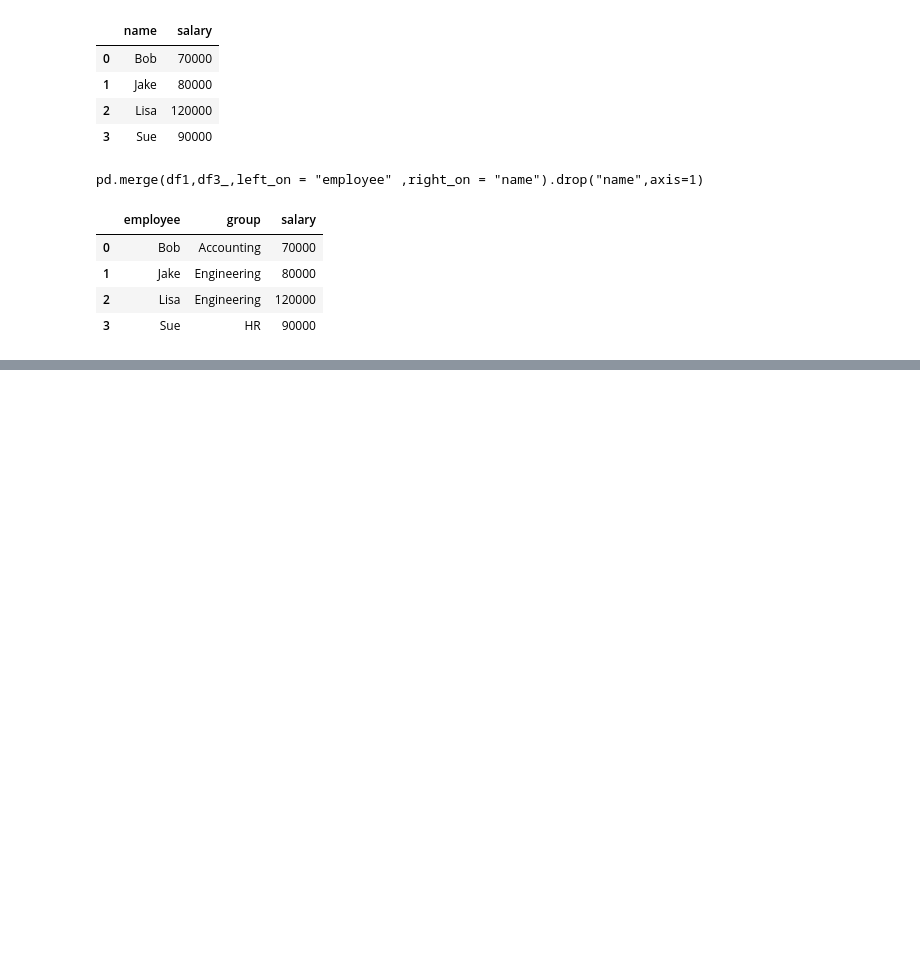
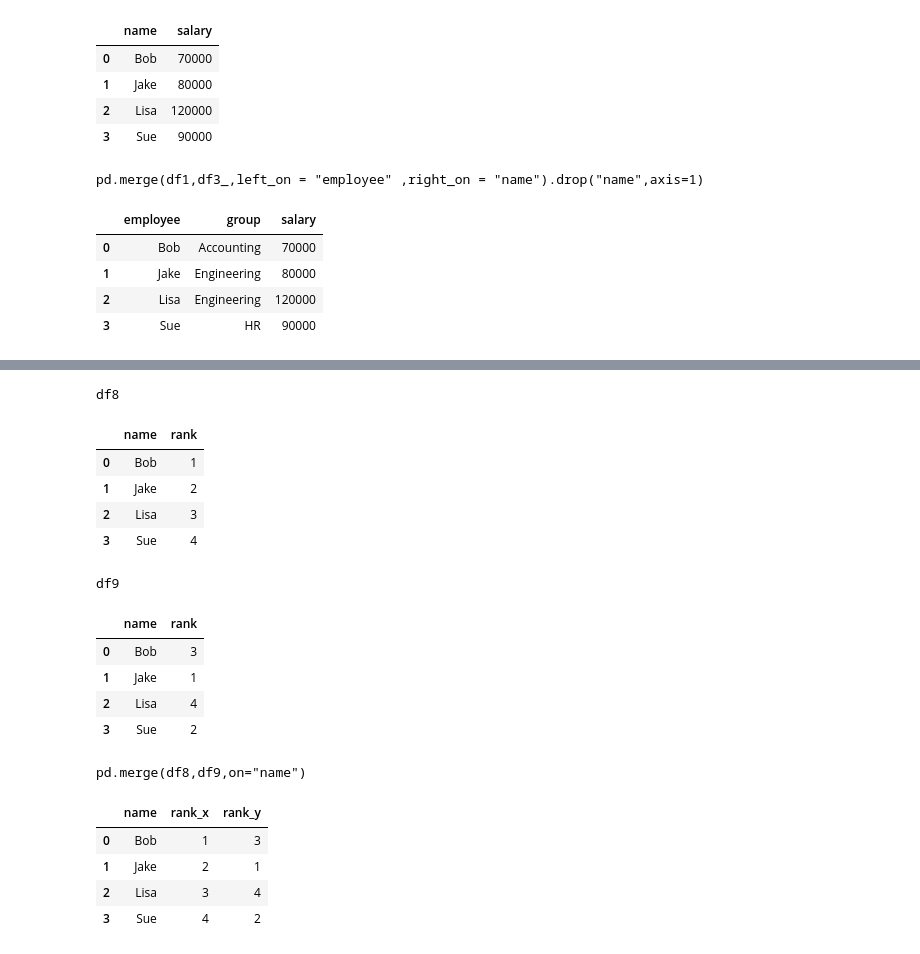
Before and after one commit to Venux09/Data_science_handbook_study, a Jupyter notebook: pandas-data_science_handbook/pandas_9.ipynb, the cells around one changed output, grey strips where cells are left out. Drawn from its saved outputs; the diff is of its cells as text; code cells hidden in the pictures; blank space fills up the shorter version.

```diff
--- a/pandas-data_science_handbook/pandas_9.ipynb
+++ b/pandas-data_science_handbook/pandas_9.ipynb
@@ -214,0 +341,22 @@ df1a = d
+# %%
+#so basically here we can see that there is conflicting columns names where there is two different types of ranks
+display('df8','df9','pd.merge(df8,df9,on="name")')
+# %% [output]
+df8
+|  | name | rank |
+| 0 | Bob | 1 |
+| 1 | Jake | 2 |
+| 2 | Lisa | 3 |
+| 3 | Sue | 4 |
+df9
+|  | name | rank |
+| 0 | Bob | 3 |
+| 1 | Jake | 1 |
+| 2 | Lisa | 4 |
+| 3 | Sue | 2 |
+pd.merge(df8,df9,on="name")
+|  | name | rank_x | rank_y |
+| 0 | Bob | 1 | 3 |
+| 1 | Jake | 2 | 1 |
+| 2 | Lisa | 3 | 4 |
+| 3 | Sue | 4 | 2 |
```
Also changed, not shown: parts of 19 cells of this notebook, 2 other files.
